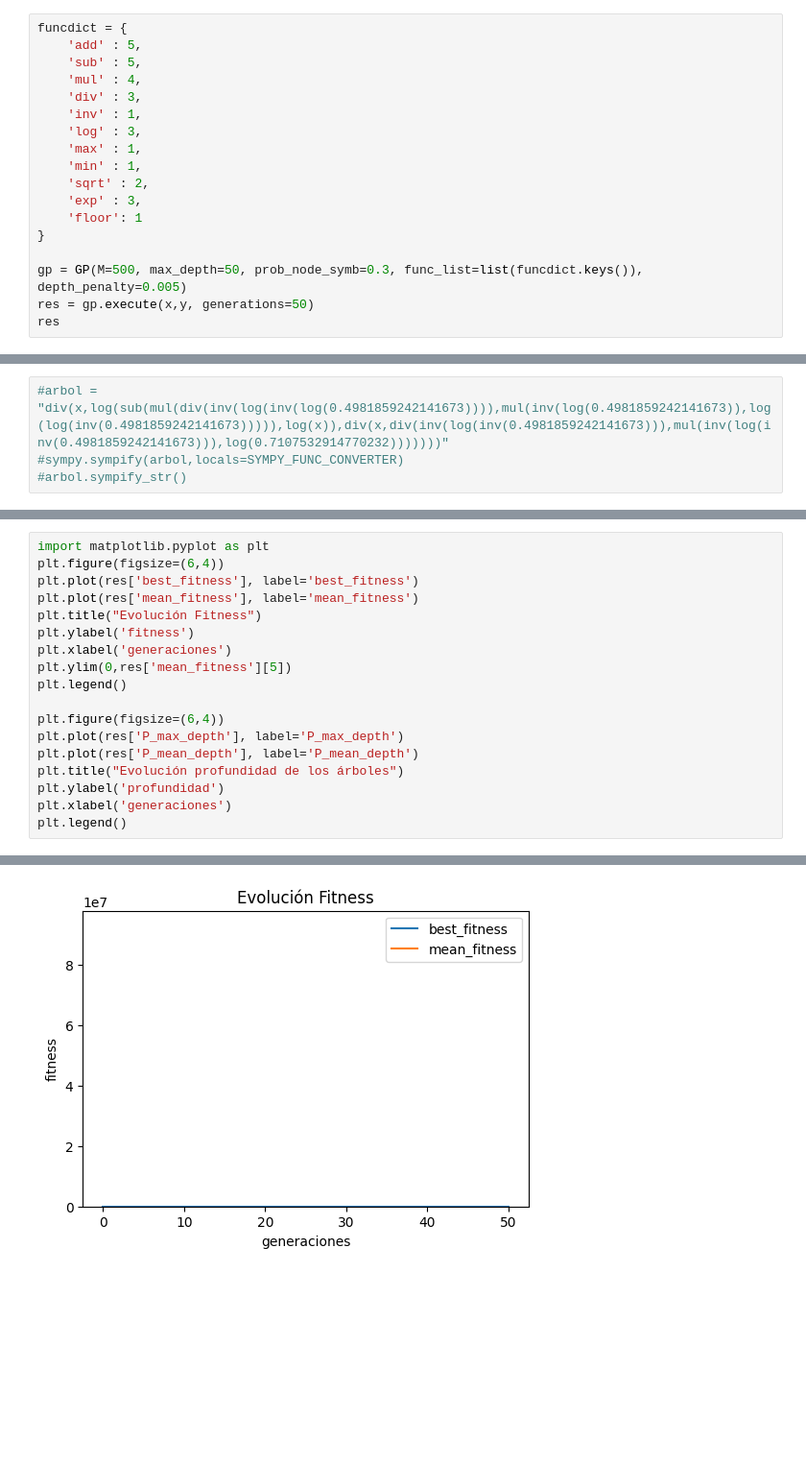
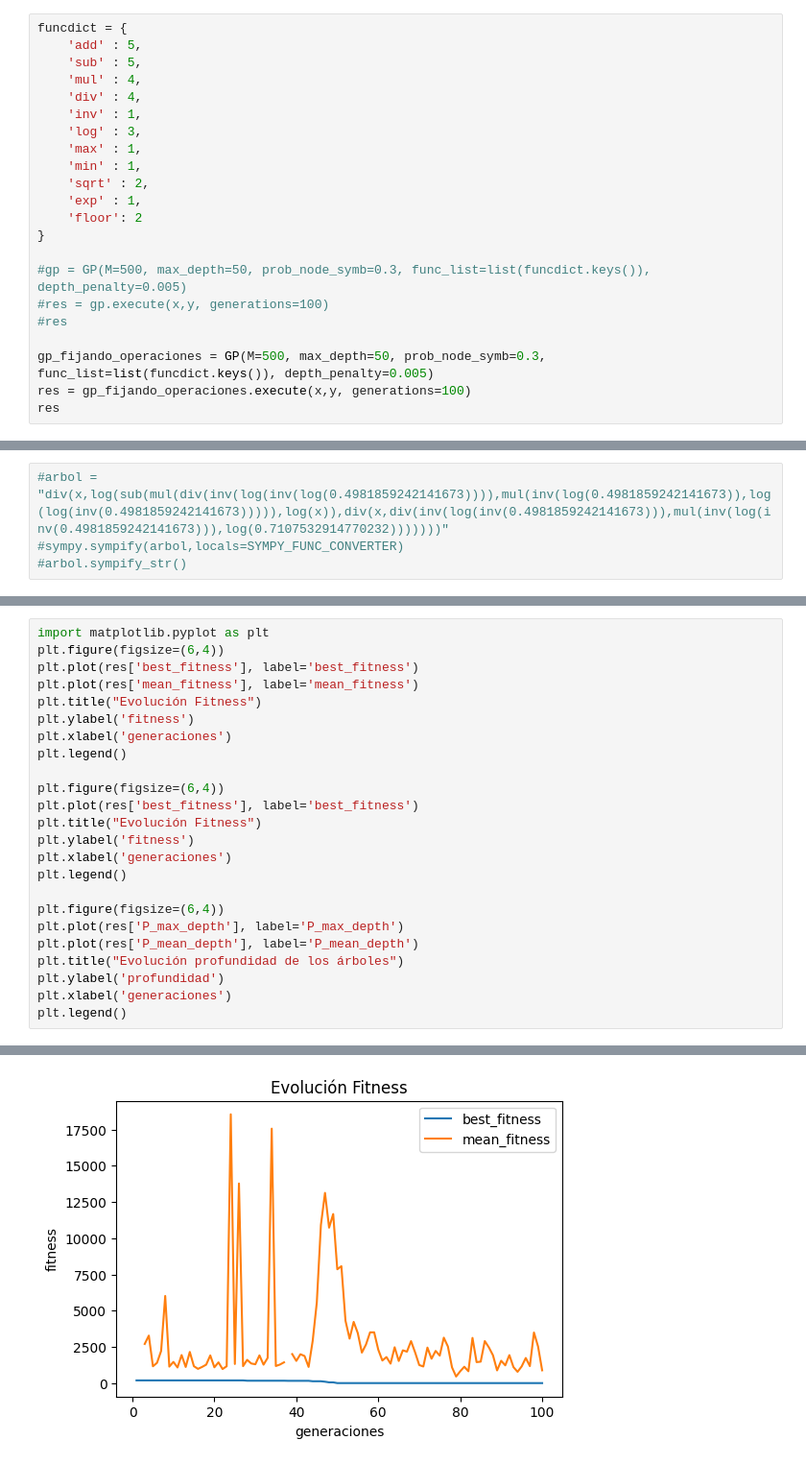
Before and after one commit to Master-IA/c_evol, a Jupyter notebook: gp_notebookElena.ipynb, the cells around one changed output, grey strips where cells are left out. Shown at 96% size. Drawn from its saved outputs; the diff is of its cells as text; blank space fills up the shorter version.

Commit message:
fijar la operacion inicial a x dividido entre ...

```diff
--- a/gp_notebookElena.ipynb
+++ b/gp_notebookElena.ipynb
@@ -25,16 +30,20 @@ funcdict = {
 	'add' : 5,
 	'sub' : 5,
 	'mul' : 4,
-	'div' : 3,
+	'div' : 4,
 	'inv' : 1,
 	'log' : 3,
 	'max' : 1,
 	'min' : 1,
 	'sqrt' : 2,
-	'exp' : 3,
-	'floor': 1
+	'exp' : 1,
+	'floor': 2
 }
 
-gp = GP(M=500, max_depth=50, prob_node_symb=0.3, func_list=list(funcdict.keys()), depth_penalty=0.005)
-res = gp.execute(x,y, generations=50)
+#gp = GP(M=500, max_depth=50, prob_node_symb=0.3, func_list=list(funcdict.keys()), depth_penalty=0.005)
+#res = gp.execute(x,y, generations=100)
+#res
+
+gp_fijando_operaciones = GP(M=500, max_depth=50, prob_node_symb=0.3, func_list=list(funcdict.keys()), depth_penalty=0.005)
+res = gp_fijando_operaciones.execute(x,y, generations=100)
 res
@@ -79,21 +94,27 @@ mul(add(max(sub(x,sqrt(x)),x),floor(sqrt(add(-0.6640872540978584,div(x,-0.075843
 # %%
 import matplotlib.pyplot as plt
 plt.figure(figsize=(6,4))
 plt.plot(res['best_fitness'], label='best_fitness')
 plt.plot(res['mean_fitness'], label='mean_fitness')
 plt.title("Evolución Fitness")
 plt.ylabel('fitness')
 plt.xlabel('generaciones')
-plt.ylim(0,res['mean_fitness'][5])
+plt.legend()
+
+plt.figure(figsize=(6,4))
+plt.plot(res['best_fitness'], label='best_fitness')
+plt.title("Evolución Fitness")
+plt.ylabel('fitness')
+plt.xlabel('generaciones')
 plt.legend()
 
 plt.figure(figsize=(6,4))
 plt.plot(res['P_max_depth'], label='P_max_depth')
 plt.plot(res['P_mean_depth'], label='P_mean_depth')
 plt.title("Evolución profundidad de los árboles")
 plt.ylabel('profundidad')
 plt.xlabel('generaciones')
 plt.legend()
 # %% [output]
 <matplotlib.legend.Legend at 0x...>
-[figure, old version]
+[figure, new version]
```
Also changed, not shown: parts of 12 cells of this notebook, 2 other files.
